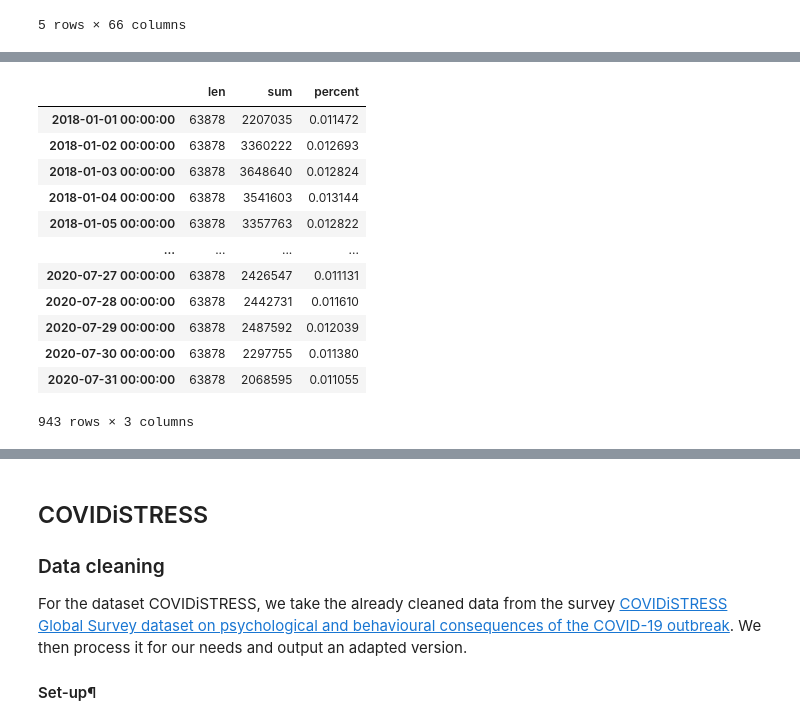
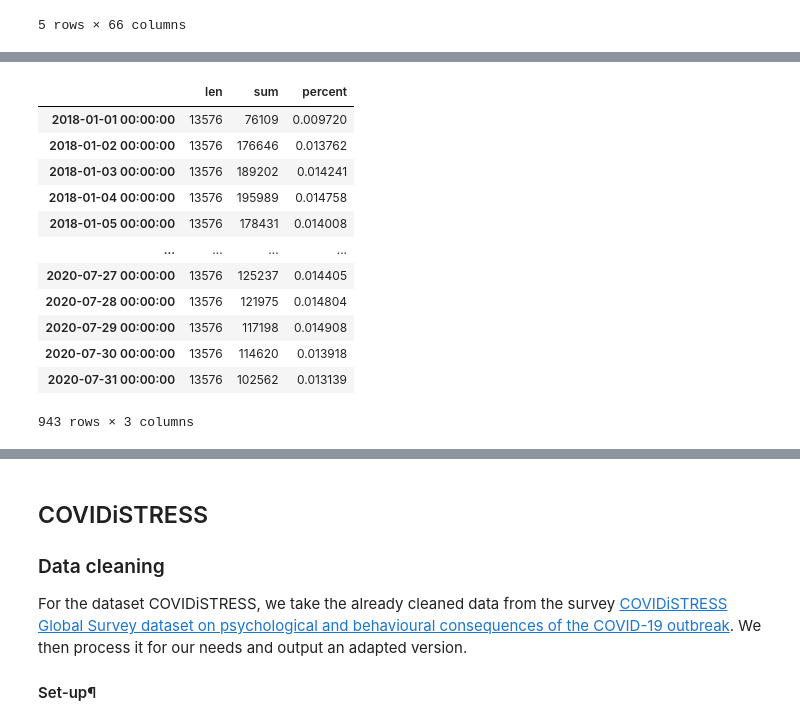
Before and after one commit to epfl-ada/ada-2022-project-adamsleg, a Jupyter notebook: main.ipynb, the cells around one changed output, grey strips where cells are left out. Cells and saved outputs as stored; diff of their text form; code cells hidden in the pictures.

Commit message:
lubor datasets

```diff
--- a/main.ipynb
+++ b/main.ipynb
@@ -86,22 +147,30 @@ df_anxiety_keyword.head(5) #Social_anxiety is in the STEM.Medicine & Health topi
 # %%
-import gzip
+#read json as a dictionary
 data = [] #dict
 with gzip.open(AGGREGATED_JSON, 'r') as fin:
     data = json.loads(fin.read().decode('utf-8'))
 
-STEM_medicineandhealth = data["en"]["topics"]["STEM.Medicine & Health"] #more example on how to use in dataset description excel doc
-pd.DataFrame.from_dict(STEM_medicineandhealth)
+### Example of use (source: bundled with data)
+# data["it"]["topics"]["STEM.Computing"] — contains data related to the "STEM.Computing" topic.
+# data["it"]["topics"]["STEM.Computing"] ["len"] —contains the number of distinct "STEM.Computing"-related pages considered in this language.
+# data["it"]["topics"]["STEM.Computing"] ["sum"] — contains a time-series with the number of total pageviews going to "STEM.Computing"-related pages per day from the study period.
+# data["it"]["topics"]["STEM.Computing"] [""percent"] — contains a time-series with the percentage of pageviews going to "STEM.Computing"-related pages per day from the study period.
+
+#Example of data relevant for us which we convert to a dataframe
+STEM_medicineandhealth = data["it"]["topics"]["STEM.Medicine & Health"]
+STEM_medicine_and_health = pd.DataFrame.from_dict(STEM_medicineandhealth)
+STEM_medicine_and_health
 # %% [output]
 |  | len | sum | percent |
-| 2018-01-01 00:00:00 | 63878 | 2207035 | 0.011472 |
-| 2018-01-02 00:00:00 | 63878 | 3360222 | 0.012693 |
-| 2018-01-03 00:00:00 | 63878 | 3648640 | 0.012824 |
-| 2018-01-04 00:00:00 | 63878 | 3541603 | 0.013144 |
-| 2018-01-05 00:00:00 | 63878 | 3357763 | 0.012822 |
+| 2018-01-01 00:00:00 | 13576 | 76109 | 0.009720 |
+| 2018-01-02 00:00:00 | 13576 | 176646 | 0.013762 |
+| 2018-01-03 00:00:00 | 13576 | 189202 | 0.014241 |
+| 2018-01-04 00:00:00 | 13576 | 195989 | 0.014758 |
+| 2018-01-05 00:00:00 | 13576 | 178431 | 0.014008 |
 | ... | ... | ... | ... |
-| 2020-07-27 00:00:00 | 63878 | 2426547 | 0.011131 |
-| 2020-07-28 00:00:00 | 63878 | 2442731 | 0.011610 |
-| 2020-07-29 00:00:00 | 63878 | 2487592 | 0.012039 |
-| 2020-07-30 00:00:00 | 63878 | 2297755 | 0.011380 |
-| 2020-07-31 00:00:00 | 63878 | 2068595 | 0.011055 |
+| 2020-07-27 00:00:00 | 13576 | 125237 | 0.014405 |
+| 2020-07-28 00:00:00 | 13576 | 121975 | 0.014804 |
+| 2020-07-29 00:00:00 | 13576 | 117198 | 0.014908 |
+| 2020-07-30 00:00:00 | 13576 | 114620 | 0.013918 |
+| 2020-07-31 00:00:00 | 13576 | 102562 | 0.013139 |
 943 rows × 3 columns
```
Also changed, not shown: parts of 17 cells of this notebook.
